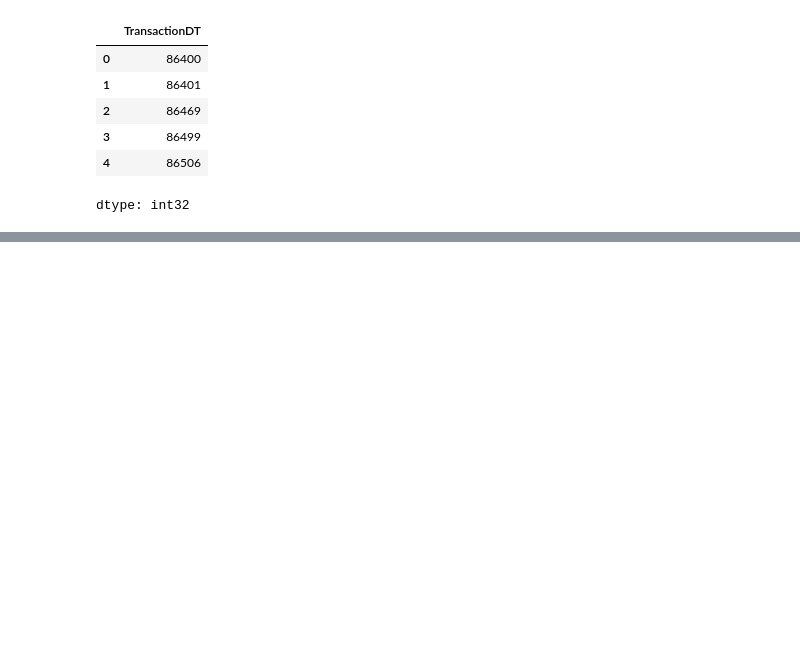
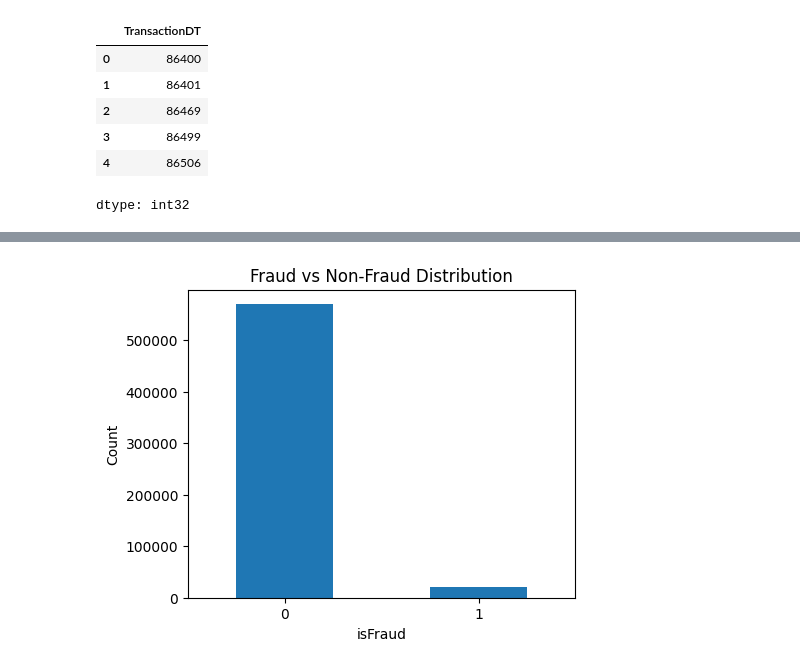
Before and after one commit to rahulkhawashi/Dog-breed-vision, a Jupyter notebook: ieee_cis_fraud_detection.ipynb, the cells around one changed output, grey strips where cells are left out. Saved outputs shown, nothing was run; the diff lists cells and outputs as text; code cells hidden in the pictures; blank space fills up the shorter version.

```diff
--- a/ieee_cis_fraud_detection.ipynb
+++ b/ieee_cis_fraud_detection.ipynb
@@ -107,0 +133,14 @@ dtype: int32
+# %%
+import matplotlib.pyplot as plt
+
+fraud_counts = train['isFraud'].value_counts()
+
+plt.figure(figsize=(5,4))
+fraud_counts.plot(kind='bar')
+plt.title("Fraud vs Non-Fraud Distribution")
+plt.xlabel("isFraud")
+plt.ylabel("Count")
+plt.xticks(rotation=0)
+plt.show()
+# %% [output]
+[figure, added]
```
Also changed, not shown: parts of 3 cells of this notebook.
